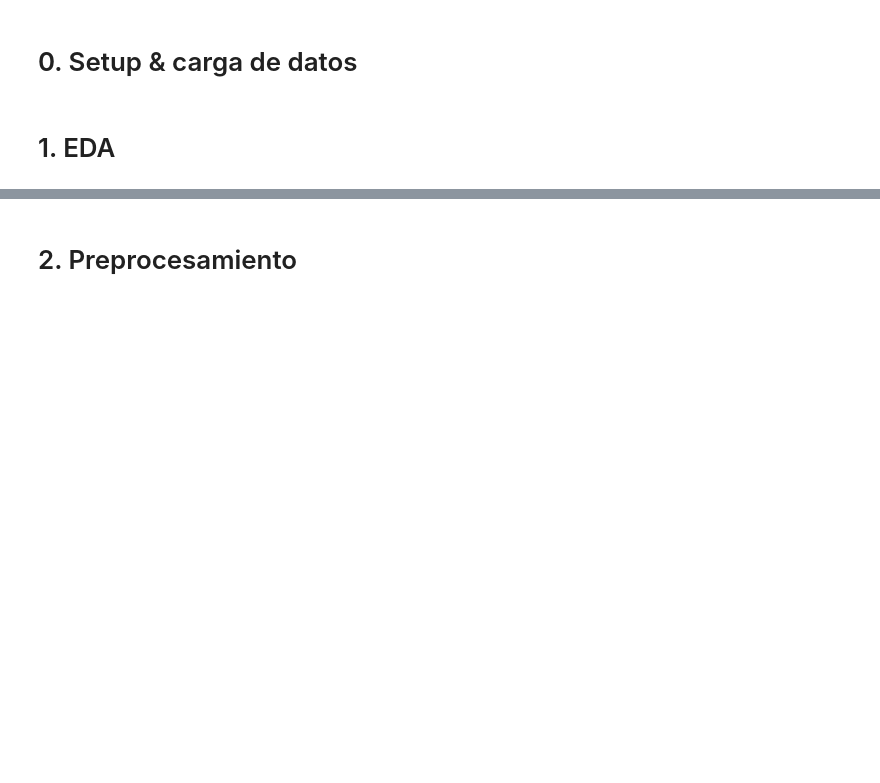
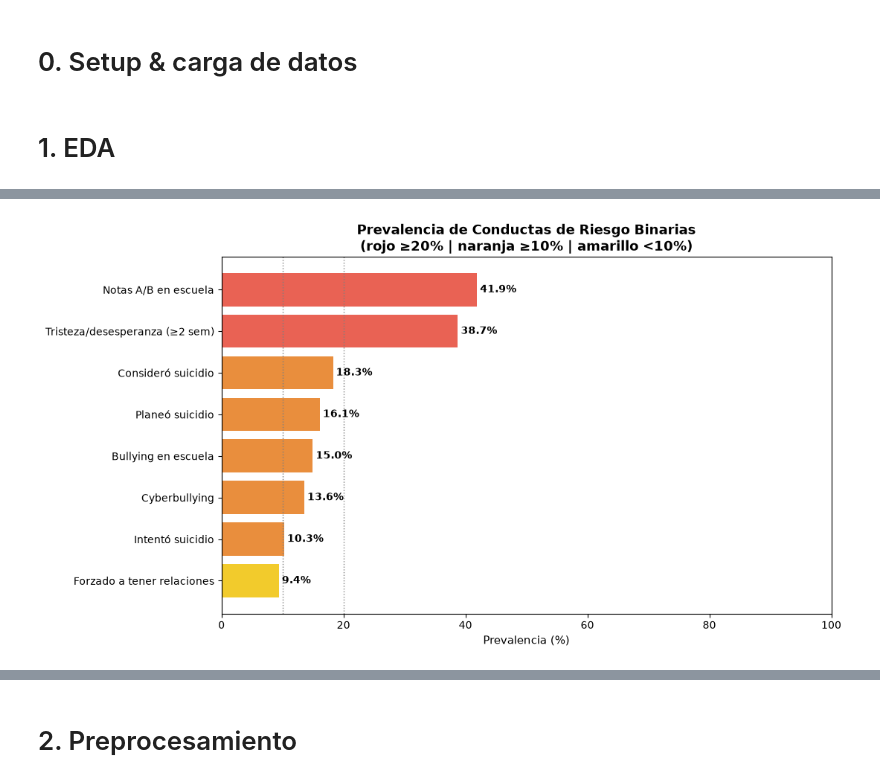
Before and after one commit to FeLiJaNdRo/IN5244_CienciadeDatos, a Jupyter notebook: Proyecto/proyectoIN5244.ipynb, the cells around one changed output, grey strips where cells are left out. Cells and saved outputs as stored; diff of their text form; code cells hidden in the pictures; blank space fills up the shorter version.

```diff
--- a/Proyecto/proyectoIN5244.ipynb
+++ b/Proyecto/proyectoIN5244.ipynb
@@ -72,0 +268,16 @@ np.random.seed(SEED)
+# %%
+# Corrección q29: binarizar correctamente
+# 1 = "0 veces" → No intentó suicidio
+# 2,3,4,5      → Sí intentó suicidio
+# NaN          → se mantiene NaN
+
+df['q29_bin'] = df['q29'].apply(
+    lambda x: 0 if x == 1 else (1 if x > 1 else np.nan)
+)
+
+# Verificación
+print("Distribución q29_bin:")
+print(df['q29_bin'].value_counts(dropna=False))
+print(f"\n% Intentó suicidio: {df['q29_bin'].mean()*100:.1f}%")
+print(f"% No intentó:       {(df['q29_bin']==0).mean()*100:.1f}%")
+print(f"% Nulos:            {df['q29_bin'].isna().mean()*100:.1f}%")
@@ -72,0 +378,34 @@ np.random.seed(SEED)
+# %%
+# PLOT 1 — VARIABLES BINARIAS: % EN RIESGO (barras horizontales)
+
+binary_vars = {k: v for k, v in conductas.items()
+               if v[1] == 'binary'}
+
+risk_pct = {}
+for col, info in binary_vars.items():
+    s = df[col].dropna()
+    risk_pct[info[0]] = (s == 1).mean() * 100
+
+risk_series = pd.Series(risk_pct).sort_values(ascending=True)
+
+fig, ax = plt.subplots(figsize=(11, 6))
+colors = ['#e74c3c' if v >= 20 else '#e67e22' if v >= 10
+          else '#f1c40f' for v in risk_series.values]
+bars = ax.barh(risk_series.index, risk_series.values, color=colors, alpha=0.88)
+
+ax.set_xlabel("Prevalencia (%)", fontsize=11)
+ax.set_title("Prevalencia de Conductas de Riesgo Binarias\n"
+             "(rojo ≥20% | naranja ≥10% | amarillo <10%)",
+             fontsize=13, fontweight='bold')
+ax.set_xlim(0, 100)
+ax.axvline(10, color='gray', linestyle=':', linewidth=1)
+ax.axvline(20, color='gray', linestyle=':', linewidth=1)
+
+for bar, val in zip(bars, risk_series.values):
+    ax.text(val + 0.5, bar.get_y() + bar.get_height() / 2,
+            f'{val:.1f}%', va='center', fontsize=10, fontweight='bold')
+
+plt.tight_layout()
+plt.show()
+# %% [output]
+[figure, added]
```
Also changed, not shown: parts of 55 cells of this notebook, 5 other files.
